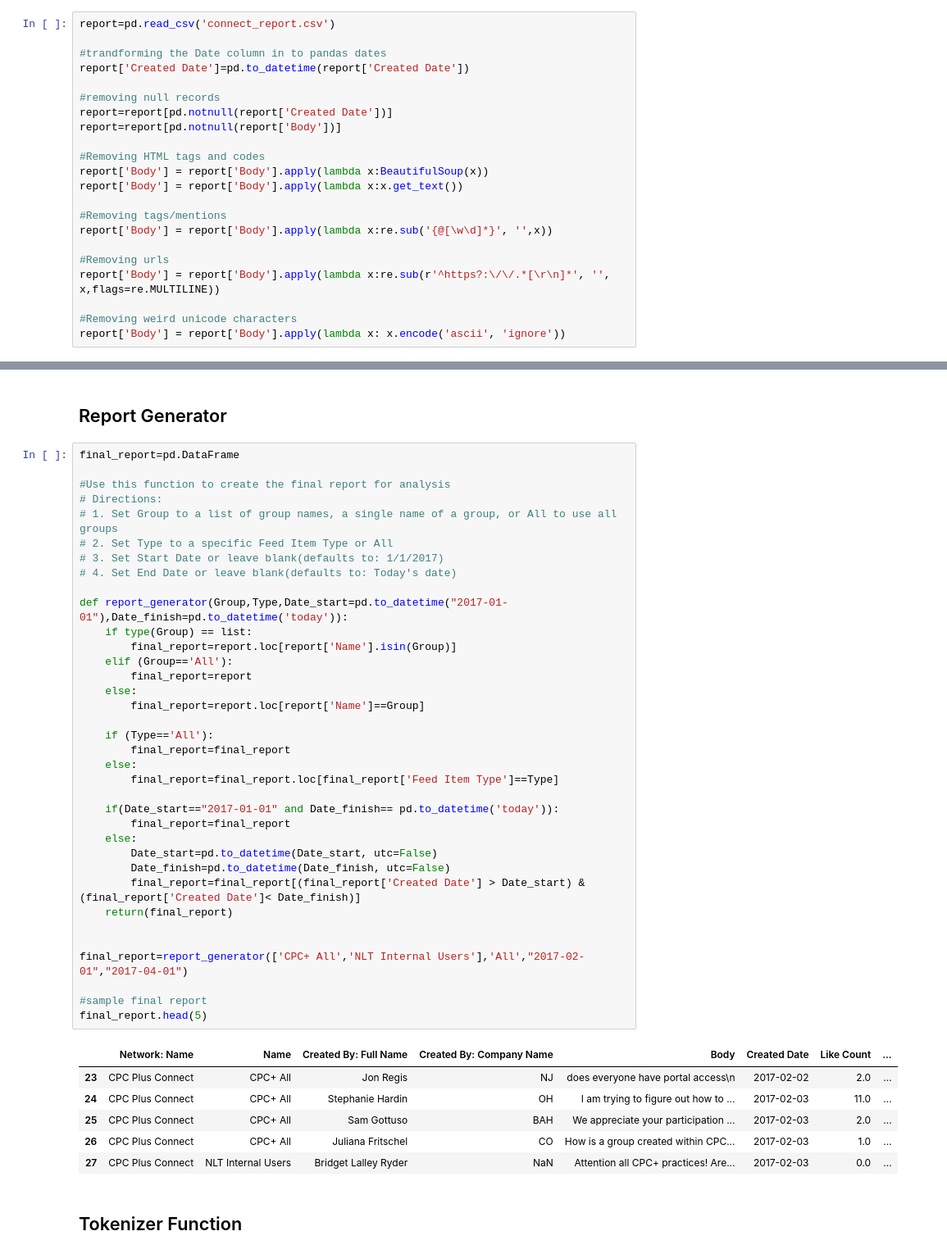
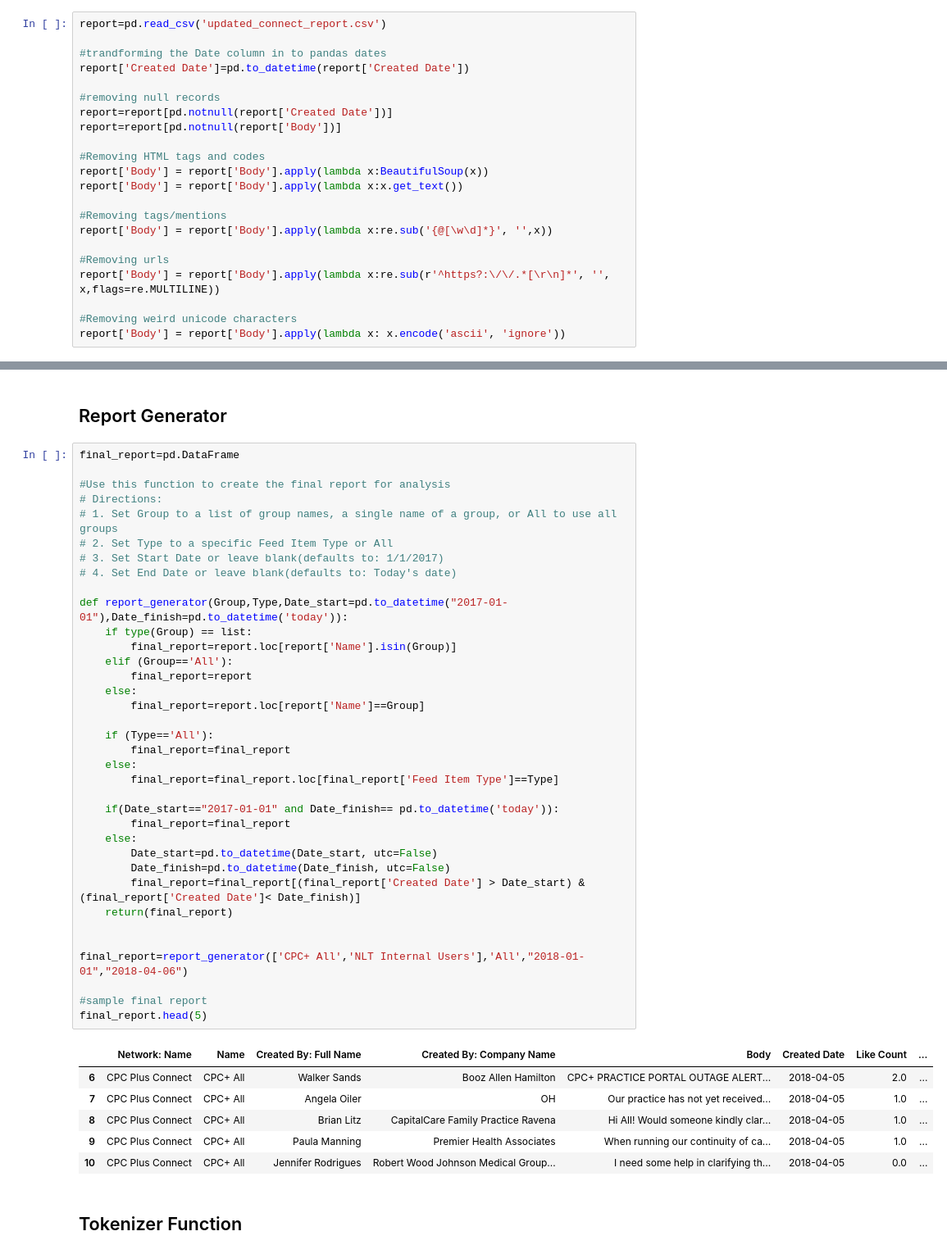
Before and after one commit to mjbrienza/Text-Analytics, a Jupyter notebook: TextAnalysis_1207.ipynb, the cells around one changed output, grey strips where cells are left out. Shown at 82% size. Drawn from its saved outputs; the diff is of its cells as text.

```diff
--- a/TextAnalysis_1207.ipynb
+++ b/TextAnalysis_1207.ipynb
@@ -44,7 +44,7 @@ from plotly.offline import download_plotlyjs, init_notebook_mode, plot, iplot
 # %% [markdown]
 ## Import and Clean Connect Report
 # %%
-report=pd.read_csv('connect_report.csv')
+report=pd.read_csv('updated_connect_report.csv')
 
 #trandforming the Date column in to pandas dates
 report['Created Date']=pd.to_datetime(report['Created Date'])
@@ -87,39 +87,39 @@ final_report=pd.DataFrame
 # 3. Set Start Date or leave blank(defaults to: 1/1/2017)
 # 4. Set End Date or leave blank(defaults to: Today's date)
 
 def report_generator(Group,Type,Date_start=pd.to_datetime("2017-01-01"),Date_finish=pd.to_datetime('today')):
     if type(Group) == list:
         final_report=report.loc[report['Name'].isin(Group)]
     elif (Group=='All'):
         final_report=report
     else:
         final_report=report.loc[report['Name']==Group]
 
     if (Type=='All'):
         final_report=final_report
     else:
         final_report=final_report.loc[final_report['Feed Item Type']==Type]
 
     if(Date_start=="2017-01-01" and Date_finish== pd.to_datetime('today')):
         final_report=final_report
     else:
         Date_start=pd.to_datetime(Date_start, utc=False)
         Date_finish=pd.to_datetime(Date_finish, utc=False)
         final_report=final_report[(final_report['Created Date'] > Date_start) & (final_report['Created Date']< Date_finish)]
     return(final_report)
 
 
-final_report=report_generator(['CPC+ All','NLT Internal Users'],'All',"2017-02-01","2017-04-01")
+final_report=report_generator(['CPC+ All','NLT Internal Users'],'All',"2018-01-01","2018-04-06")
 
 #sample final report
 final_report.head(5)
 # %% [output]
 |  | Network: Name | Name | Created By: Full Name | Created By: Company Name | Body | Created Date | Like Count | ... |
-| 23 | CPC Plus Connect | CPC+ All | Jon Regis | NJ | does everyone have portal access\n | 2017-02-02 | 2.0 | ... |
-| 24 | CPC Plus Connect | CPC+ All | Stephanie Hardin | OH | I am trying to figure out how to ... | 2017-02-03 | 11.0 | ... |
-| 25 | CPC Plus Connect | CPC+ All | Sam Gottuso | BAH | We appreciate your participation ... | 2017-02-03 | 2.0 | ... |
-| 26 | CPC Plus Connect | CPC+ All | Juliana Fritschel | CO | How is a group created within CPC... | 2017-02-03 | 1.0 | ... |
-| 27 | CPC Plus Connect | NLT Internal Users | Bridget Lalley Ryder | NaN | Attention all CPC+ practices! Are... | 2017-02-03 | 0.0 | ... |
+| 6 | CPC Plus Connect | CPC+ All | Walker Sands | Booz Allen Hamilton | CPC+ PRACTICE PORTAL OUTAGE ALERT... | 2018-04-05 | 2.0 | ... |
+| 7 | CPC Plus Connect | CPC+ All | Angela Oiler | OH | Our practice has not yet received... | 2018-04-05 | 1.0 | ... |
+| 8 | CPC Plus Connect | CPC+ All | Brian Litz | CapitalCare Family Practice Ravena | Hi All! Would someone kindly clar... | 2018-04-05 | 1.0 | ... |
+| 9 | CPC Plus Connect | CPC+ All | Paula Manning | Premier Health Associates | When running our continuity of ca... | 2018-04-05 | 1.0 | ... |
+| 10 | CPC Plus Connect | CPC+ All | Jennifer Rodrigues | Robert Wood Johnson Medical Group... | I need some help in clarifying th... | 2018-04-05 | 0.0 | ... |
 # %% [markdown]
 ## Tokenizer Function
 # %%
```
Also changed, not shown: parts of 16 cells of this notebook.
